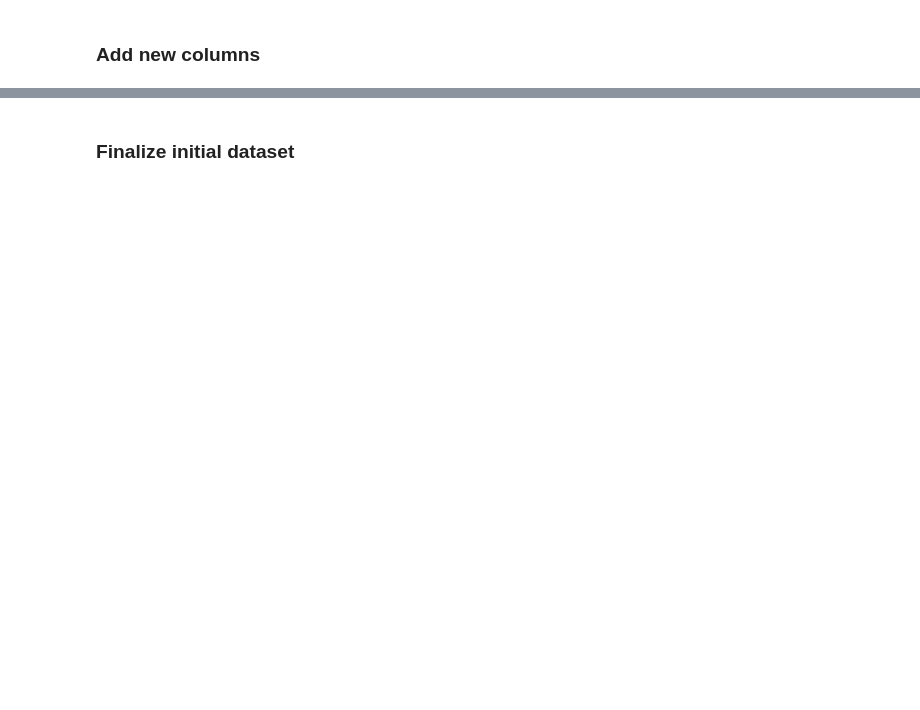
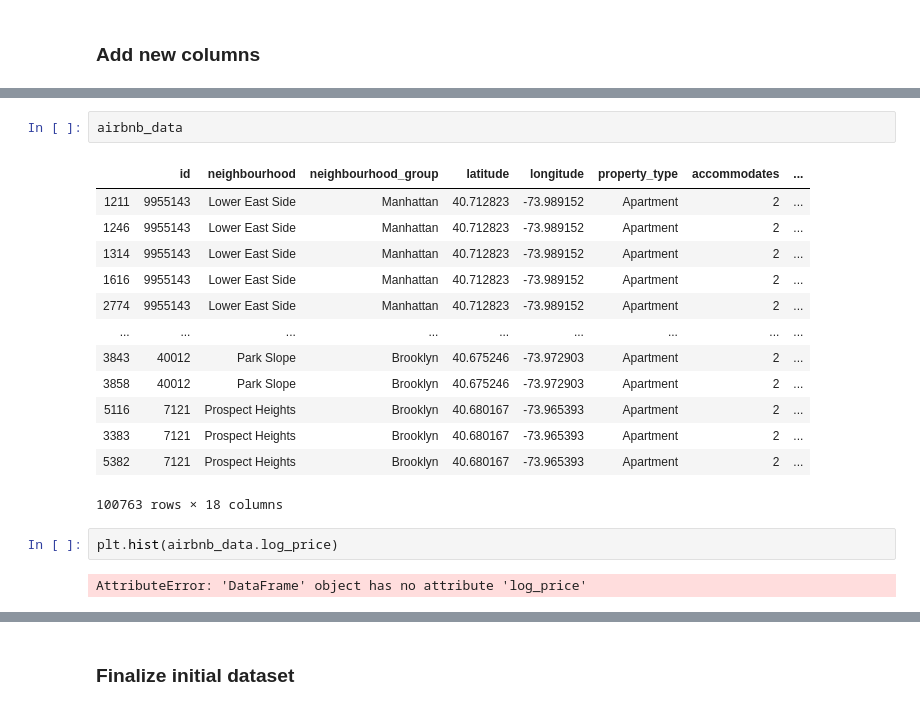
Before and after one commit to djsegal/metis, a Jupyter notebook: 1_airbnb_pricing/scrape_airbnb.ipynb, the cells around one changed output, grey strips where cells are left out. Drawn from its saved outputs; the diff is of its cells as text; blank space fills up the shorter version.

```diff
--- a/1_airbnb_pricing/scrape_airbnb.ipynb
+++ b/1_airbnb_pricing/scrape_airbnb.ipynb
@@ -214,0 +280,20 @@ airbnb_data
+# %%
+airbnb_data
+# %% [output]
+|  | id | neighbourhood | neighbourhood_group | latitude | longitude | property_type | accommodates | ... |
+| 1211 | 9955143 | Lower East Side | Manhattan | 40.712823 | -73.989152 | Apartment | 2 | ... |
+| 1246 | 9955143 | Lower East Side | Manhattan | 40.712823 | -73.989152 | Apartment | 2 | ... |
+| 1314 | 9955143 | Lower East Side | Manhattan | 40.712823 | -73.989152 | Apartment | 2 | ... |
+| 1616 | 9955143 | Lower East Side | Manhattan | 40.712823 | -73.989152 | Apartment | 2 | ... |
+| 2774 | 9955143 | Lower East Side | Manhattan | 40.712823 | -73.989152 | Apartment | 2 | ... |
+| ... | ... | ... | ... | ... | ... | ... | ... | ... |
+| 3843 | 40012 | Park Slope | Brooklyn | 40.675246 | -73.972903 | Apartment | 2 | ... |
+| 3858 | 40012 | Park Slope | Brooklyn | 40.675246 | -73.972903 | Apartment | 2 | ... |
+| 5116 | 7121 | Prospect Heights | Brooklyn | 40.680167 | -73.965393 | Apartment | 2 | ... |
+| 3383 | 7121 | Prospect Heights | Brooklyn | 40.680167 | -73.965393 | Apartment | 2 | ... |
+| 5382 | 7121 | Prospect Heights | Brooklyn | 40.680167 | -73.965393 | Apartment | 2 | ... |
+100763 rows × 18 columns
+# %%
+plt.hist(airbnb_data.log_price)
+# %% [output]
+AttributeError: 'DataFrame' object has no attribute 'log_price'
```
Also changed, not shown: parts of 29 cells of this notebook.
